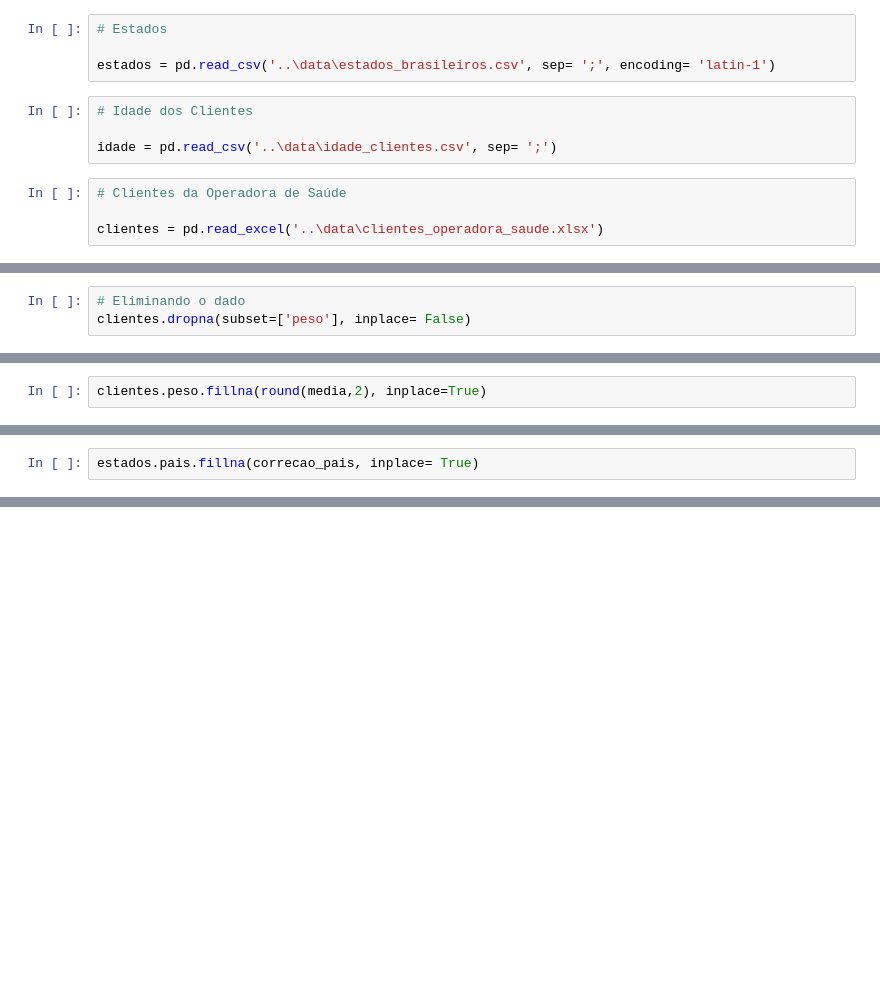
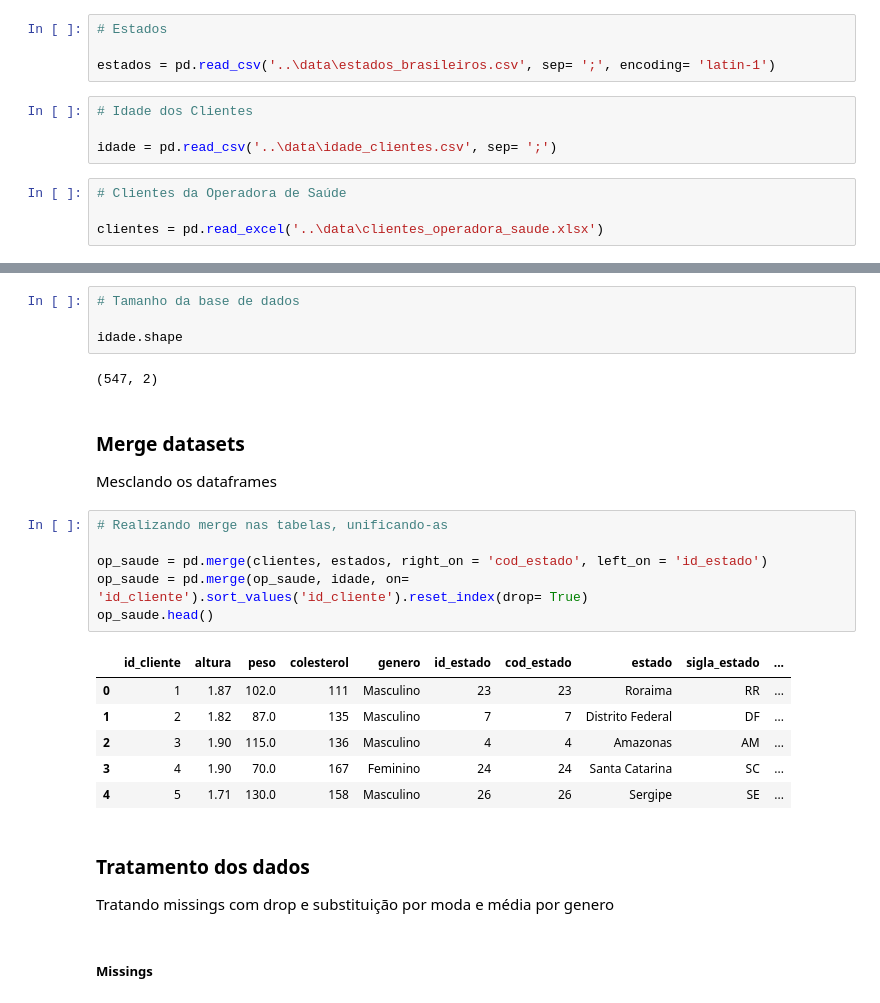
Before and after one commit to magalhaesaamanda/EDA_Operadora_Saude, a Jupyter notebook: tratativa/Tratativa_op_saude.ipynb, the cells around one changed output, grey strips where cells are left out. Saved outputs shown, nothing was run; the diff lists cells and outputs as text; blank space fills up the shorter version.

```diff
--- a/tratativa/Tratativa_op_saude.ipynb
+++ b/tratativa/Tratativa_op_saude.ipynb
@@ -216,3 +44,0 @@ dtype: int64
-# %%
-# Eliminando o dado
-clientes.dropna(subset=['peso'], inplace= False)
@@ -263,2 +44,0 @@ clientes.describe()
-# %%
-clientes.peso.fillna(round(media,2), inplace=True)
@@ -294,2 +44,0 @@ correcao_pais = estados.pais.mode()[0]
-# %%
-estados.pais.fillna(correcao_pais, inplace= True)
@@ -360,0 +220,29 @@ clientes_info.to_csv('merged_operadora_saude.csv')
+# %%
+# Tamanho da base de dados
+
+idade.shape
+# %% [output]
+(547, 2)
+# %% [markdown]
+### Merge datasets
+
+Mesclando os dataframes
+# %%
+# Realizando merge nas tabelas, unificando-as
+
+op_saude = pd.merge(clientes, estados, right_on = 'cod_estado', left_on = 'id_estado')
+op_saude = pd.merge(op_saude, idade, on= 'id_cliente').sort_values('id_cliente').reset_index(drop= True)
+op_saude.head()
+# %% [output]
+|  | id_cliente | altura | peso | colesterol | genero | id_estado | cod_estado | estado | sigla_estado | ... |
+| 0 | 1 | 1.87 | 102.0 | 111 | Masculino | 23 | 23 | Roraima | RR | ... |
+| 1 | 2 | 1.82 | 87.0 | 135 | Masculino | 7 | 7 | Distrito Federal | DF | ... |
+| 2 | 3 | 1.90 | 115.0 | 136 | Masculino | 4 | 4 | Amazonas | AM | ... |
+| 3 | 4 | 1.90 | 70.0 | 167 | Feminino | 24 | 24 | Santa Catarina | SC | ... |
+| 4 | 5 | 1.71 | 130.0 | 158 | Masculino | 26 | 26 | Sergipe | SE | ... |
+# %% [markdown]
+### Tratamento dos dados
+
+Tratando missings com drop e substituição por moda e média por genero
+# %% [markdown]
+##### Missings
```
Also changed, not shown: parts of 114 cells of this notebook, 2 other files.
